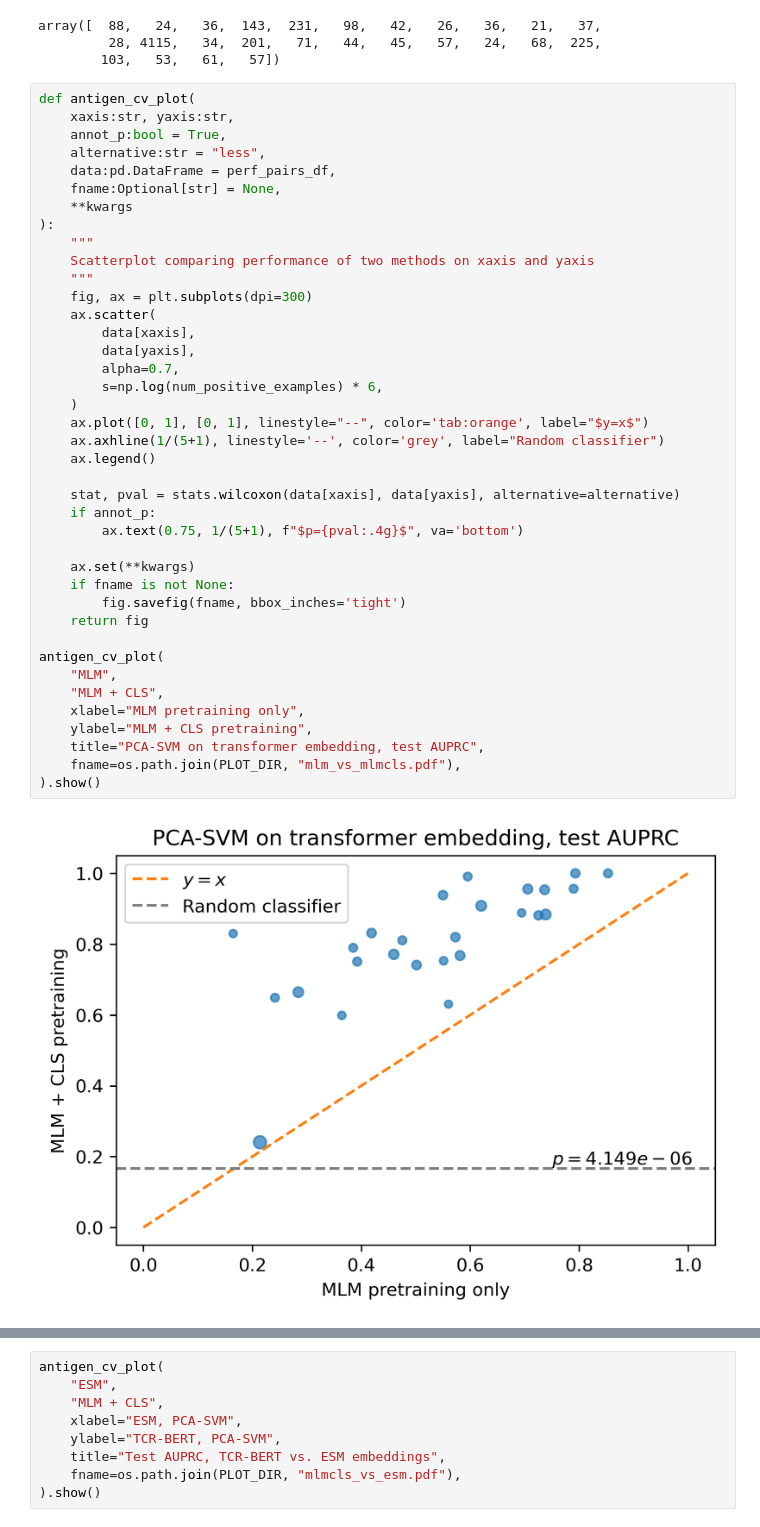
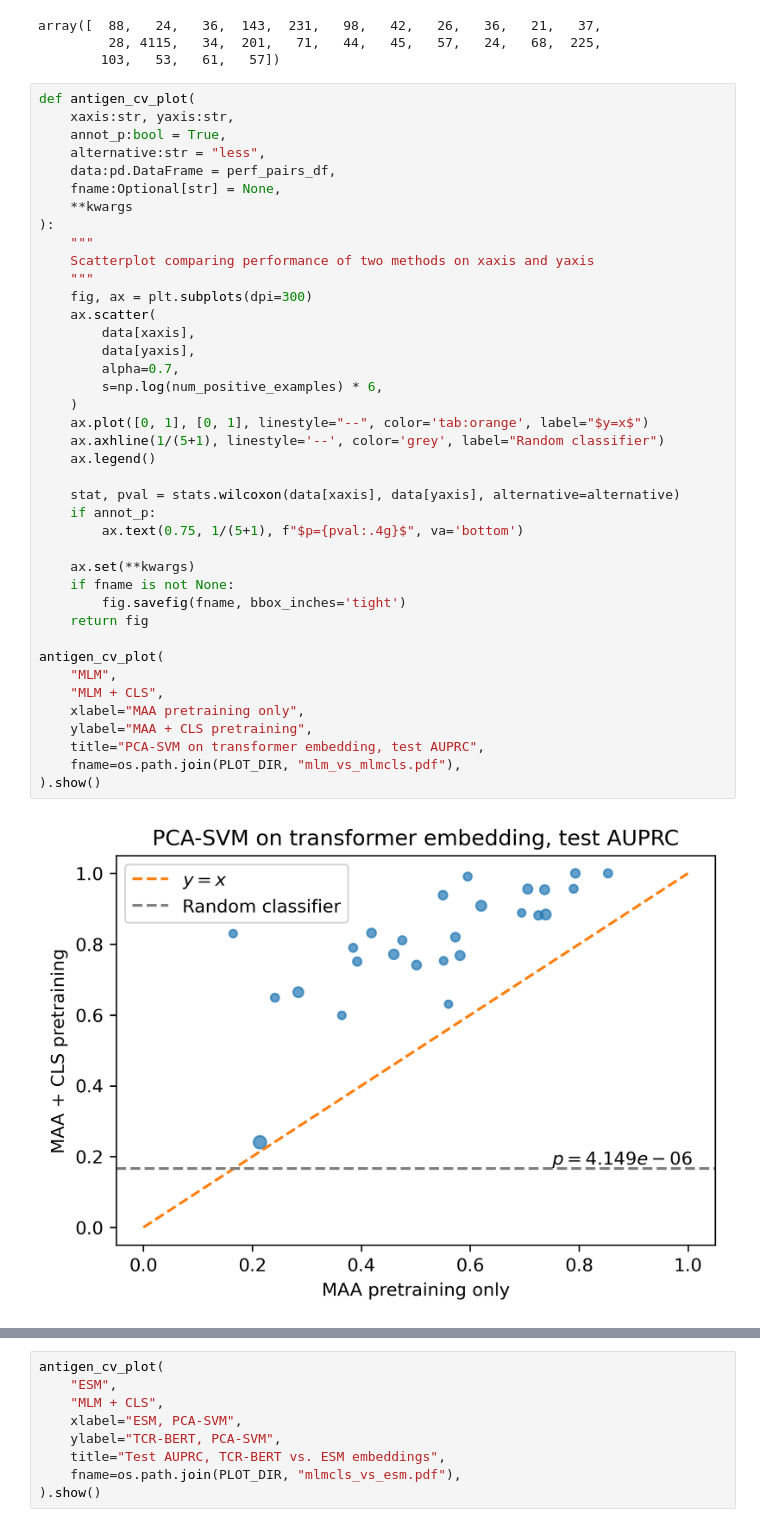
Before and after one commit to wukevin/tcr-bert, a Jupyter notebook: jupyter/antigen_cv.ipynb, the cells around one changed output, grey strips where cells are left out. Cells and saved outputs as stored; diff of their text form.

```diff
--- a/jupyter/antigen_cv.ipynb
+++ b/jupyter/antigen_cv.ipynb
@@ -339,36 +339,36 @@ def antigen_cv_plot(
     """
     Scatterplot comparing performance of two methods on xaxis and yaxis
     """
     fig, ax = plt.subplots(dpi=300)
     ax.scatter(
         data[xaxis],
         data[yaxis],
         alpha=0.7,
         s=np.log(num_positive_examples) * 6,
     )
     ax.plot([0, 1], [0, 1], linestyle="--", color='tab:orange', label="$y=x$")
     ax.axhline(1/(5+1), linestyle='--', color='grey', label="Random classifier")
     ax.legend()
 
     stat, pval = stats.wilcoxon(data[xaxis], data[yaxis], alternative=alternative)
     if annot_p:
         ax.text(0.75, 1/(5+1), f"$p={pval:.4g}$", va='bottom')
 
     ax.set(**kwargs)
     if fname is not None:
         fig.savefig(fname, bbox_inches='tight')
     return fig
 
 antigen_cv_plot(
     "MLM",
     "MLM + CLS",
-    xlabel="MLM pretraining only",
-    ylabel="MLM + CLS pretraining",
+    xlabel="MAA pretraining only",
+    ylabel="MAA + CLS pretraining",
     title="PCA-SVM on transformer embedding, test AUPRC",
     fname=os.path.join(PLOT_DIR, "mlm_vs_mlmcls.pdf"),
 ).show()
 # %% [output]
-[figure, old version]
+[figure, new version]
 # %%
 antigen_cv_plot(
     "CLS",
```
Also changed, not shown: parts of 1 cell of this notebook, 10 other files.
